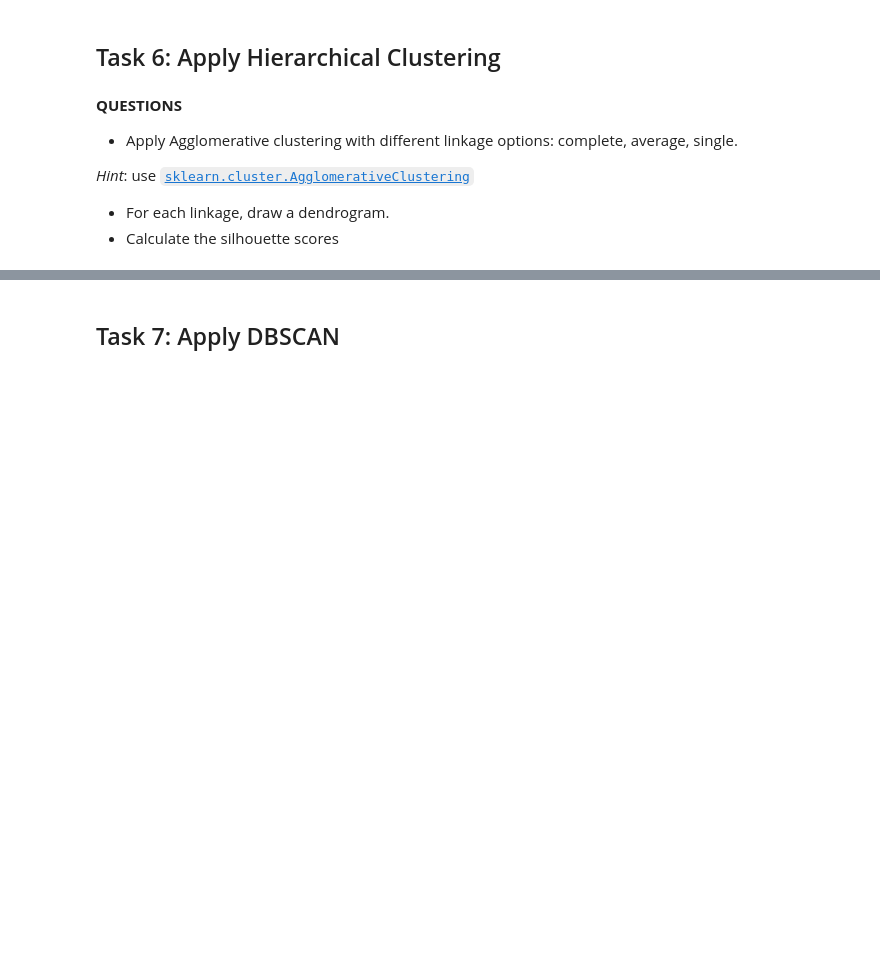
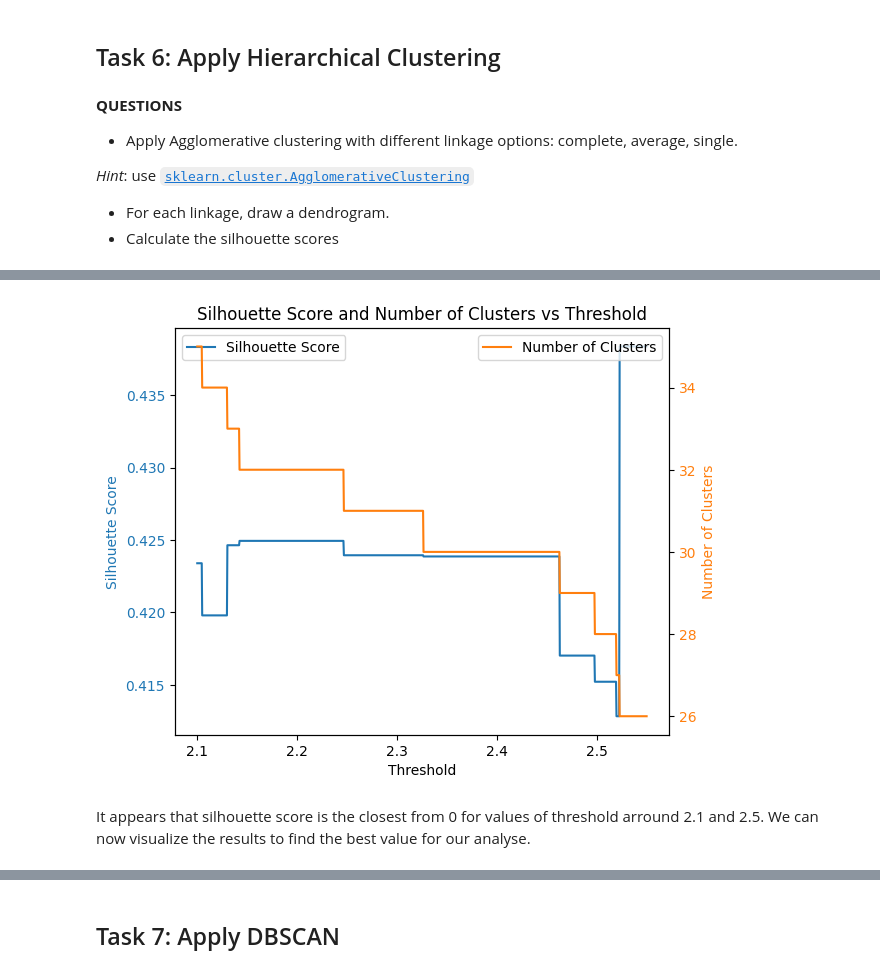
Before and after one commit to armynion/Data-Mining-Lab-INSA-4IF, a Jupyter notebook: Main.ipynb, the cells around one changed output, grey strips where cells are left out. Saved outputs shown, nothing was run; the diff lists cells and outputs as text; code cells hidden in the pictures; blank space fills up the shorter version.

```diff
--- a/Main.ipynb
+++ b/Main.ipynb
@@ -557,0 +552,27 @@ Number of clusters: 50
+# %%
+thresholds = np.linspace(2.1, 2.55, 1000)
+hierarchical_silhouette_test2 = find_best_threshold(thresholds)
+# %%
+fig, ax1 = plt.subplots()
+
+color = 'tab:blue'
+ax1.set_xlabel('Threshold')
+ax1.set_ylabel('Silhouette Score', color=color)
+ax1.plot(thresholds, hierarchical_silhouette_test2["scores"], label='Silhouette Score', color=color)
+ax1.tick_params(axis='y', labelcolor=color)
+ax1.legend(loc='upper left')
+
+ax2 = ax1.twinx()
+color = 'tab:orange'
+ax2.set_ylabel('Number of Clusters', color=color)
+ax2.plot(thresholds, hierarchical_silhouette_test2["nb_clust"], label='Number of Clusters', color=color)
+ax2.tick_params(axis='y', labelcolor=color)
+ax2.legend(loc='upper right')
+
+fig.tight_layout()
+plt.title('Silhouette Score and Number of Clusters vs Threshold')
+plt.show()
+# %% [output]
+[figure, added]
+# %% [markdown]
+It appears that silhouette score is the closest from 0 for values of threshold arround 2.1 and 2.5. We can now visualize the results to find the best value for our analyse.
```
Also changed, not shown: parts of 21 cells of this notebook.
